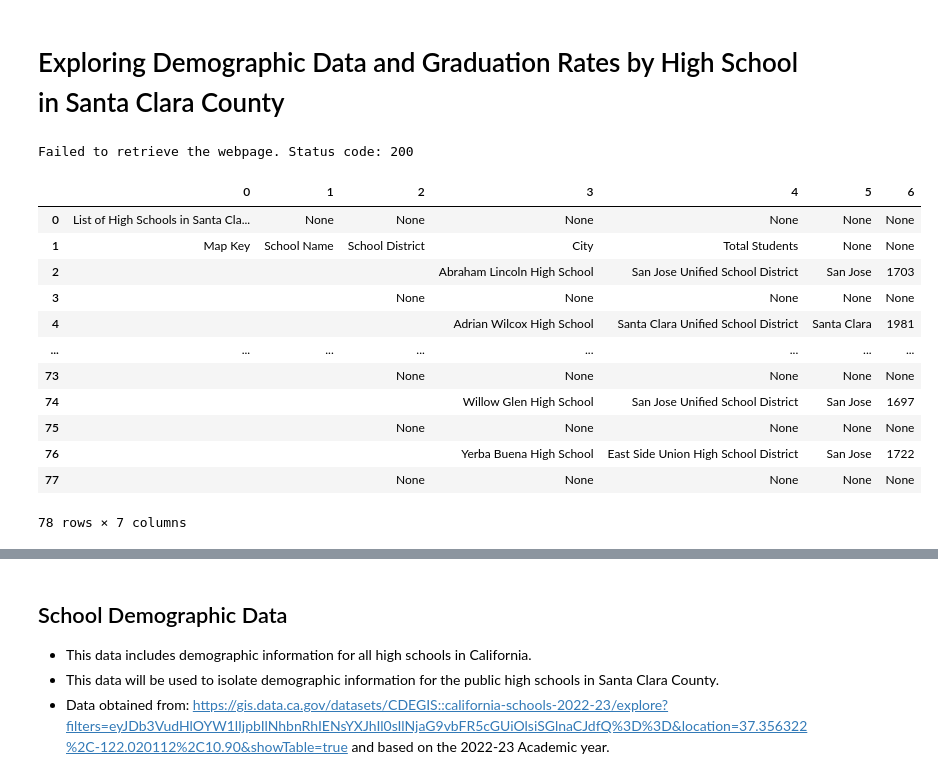
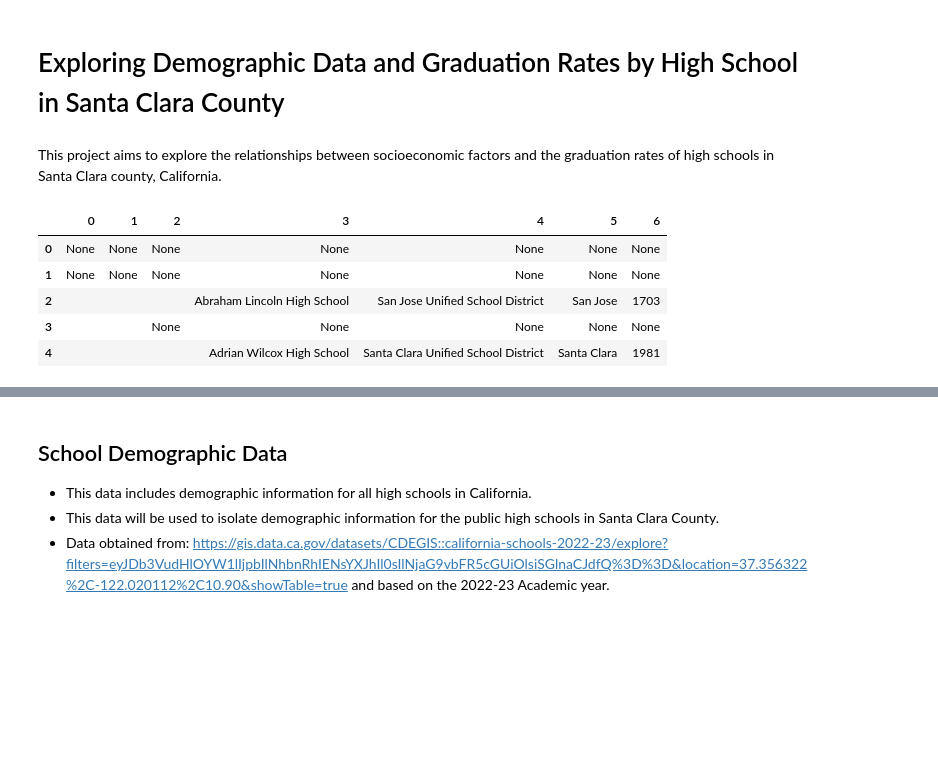
Before and after one commit to its-melina/high-schools-data-analytics, a Jupyter notebook: data_scraping.ipynb, the cells around one changed output, grey strips where cells are left out. Saved outputs shown, nothing was run; the diff lists cells and outputs as text; code cells hidden in the pictures; blank space fills up the shorter version.

```diff
--- a/data_scraping.ipynb
+++ b/data_scraping.ipynb
@@ -1,5 +1,7 @@
 # %% [markdown]
 # Exploring Demographic Data and Graduation Rates by High School in Santa Clara County
+# %% [markdown]
+This project aims to explore the relationships between socioeconomic factors and the graduation rates of high schools in Santa Clara county, California.
 # %%
 import requests
 from bs4 import BeautifulSoup
@@ -13,38 +15,35 @@ import time
 # %%
 scc_hs_data_url = 'https://www.zipdatamaps.com/schools/california/county/map-of-santa-clara-county-ca-high-school-attendance-zones'
 
 response = requests.get(scc_hs_data_url)
 
 if response.status_code == 200:
      soup = BeautifulSoup(response.content, 'html.parser')
      table = soup.find("table")
 
+title = table.find('h3').get_text(strip=True)
+header = [column.get_text(strip=True) for column in table.find_all('th')]
+# remove unncessary column names
+header.remove(title)
+header.remove('Map Key')
+
 data_rows = []
+
 for row in table.find_all('tr'):
         # create a row for each <tr> and cell for each <td>
-        cells = row.find_all('td')
-        row_data = [cell.get_text(strip=True) for cell in row.find_all(['td', 'th'])]
+        row_data = [cell.get_text(strip=True) for cell in row.find_all(['td'])]
         data_rows.append(row_data)
-else:
-    print(f"Failed to retrieve the webpage. Status code: {response.status_code}")
 
-school_data = pd.DataFrame(data_rows)
-school_data
+school_data = pd.DataFrame(data=data_rows)
+school_data.name = title
+school_data.head()
 # %% [output]
-Failed to retrieve the webpage. Status code: 200
 |  | 0 | 1 | 2 | 3 | 4 | 5 | 6 |
-| 0 | List of High Schools in Santa Cla... | None | None | None | None | None | None |
-| 1 | Map Key | School Name | School District | City | Total Students | None | None |
+| 0 | None | None | None | None | None | None | None |
+| 1 | None | None | None | None | None | None | None |
 | 2 |  |  |  | Abraham Lincoln High School | San Jose Unified School District | San Jose | 1703 |
 | 3 |  |  | None | None | None | None | None |
 | 4 |  |  |  | Adrian Wilcox High School | Santa Clara Unified School District | Santa Clara | 1981 |
-| ... | ... | ... | ... | ... | ... | ... | ... |
-| 73 |  |  | None | None | None | None | None |
-| 74 |  |  |  | Willow Glen High School | San Jose Unified School District | San Jose | 1697 |
-| 75 |  |  | None | None | None | None | None |
-| 76 |  |  |  | Yerba Buena High School | East Side Union High School District | San Jose | 1722 |
-| 77 |  |  | None | None | None | None | None |
-78 rows × 7 columns
 # %% [markdown]
 ## Data Cleaning
 
```
Also changed, not shown: parts of 14 cells of this notebook.
